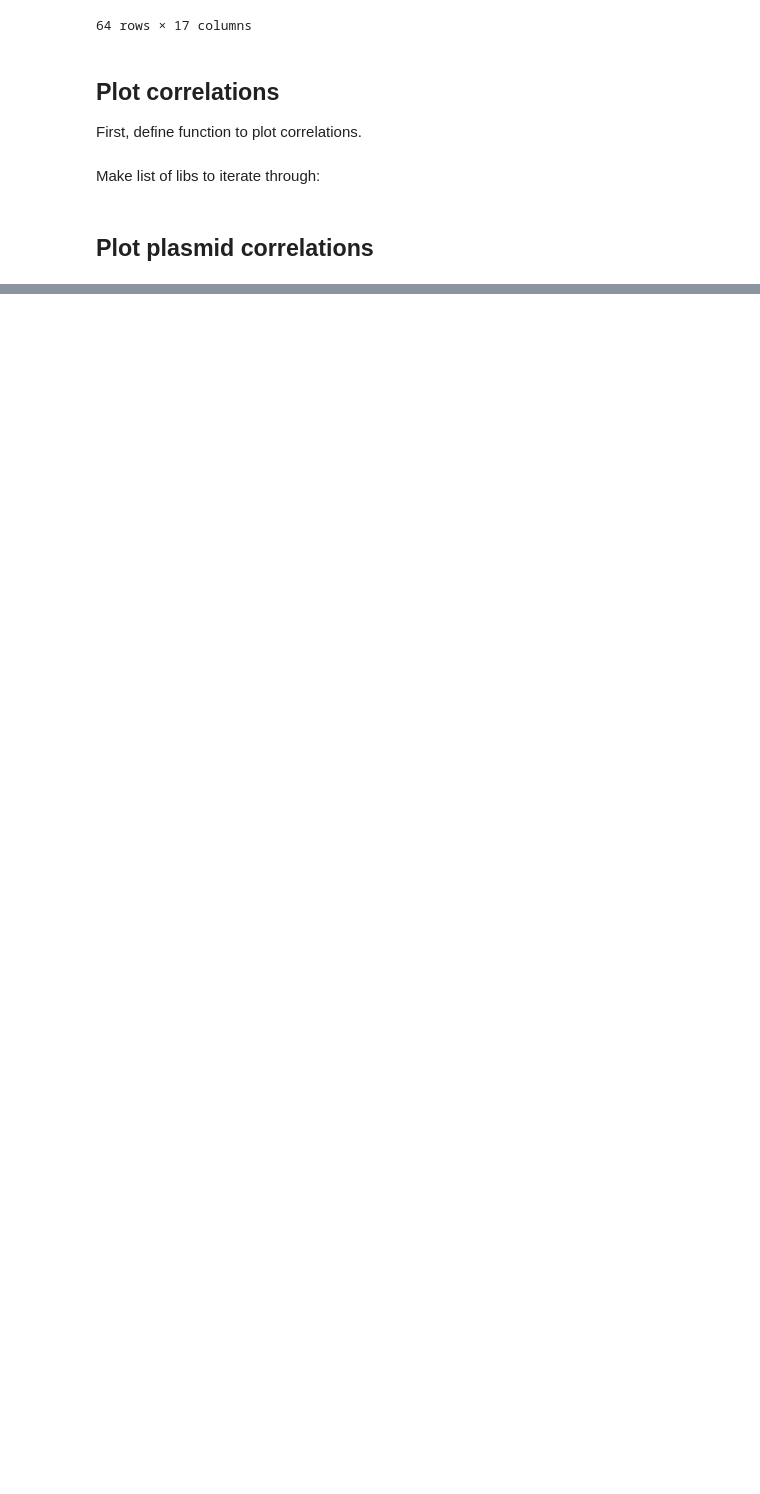
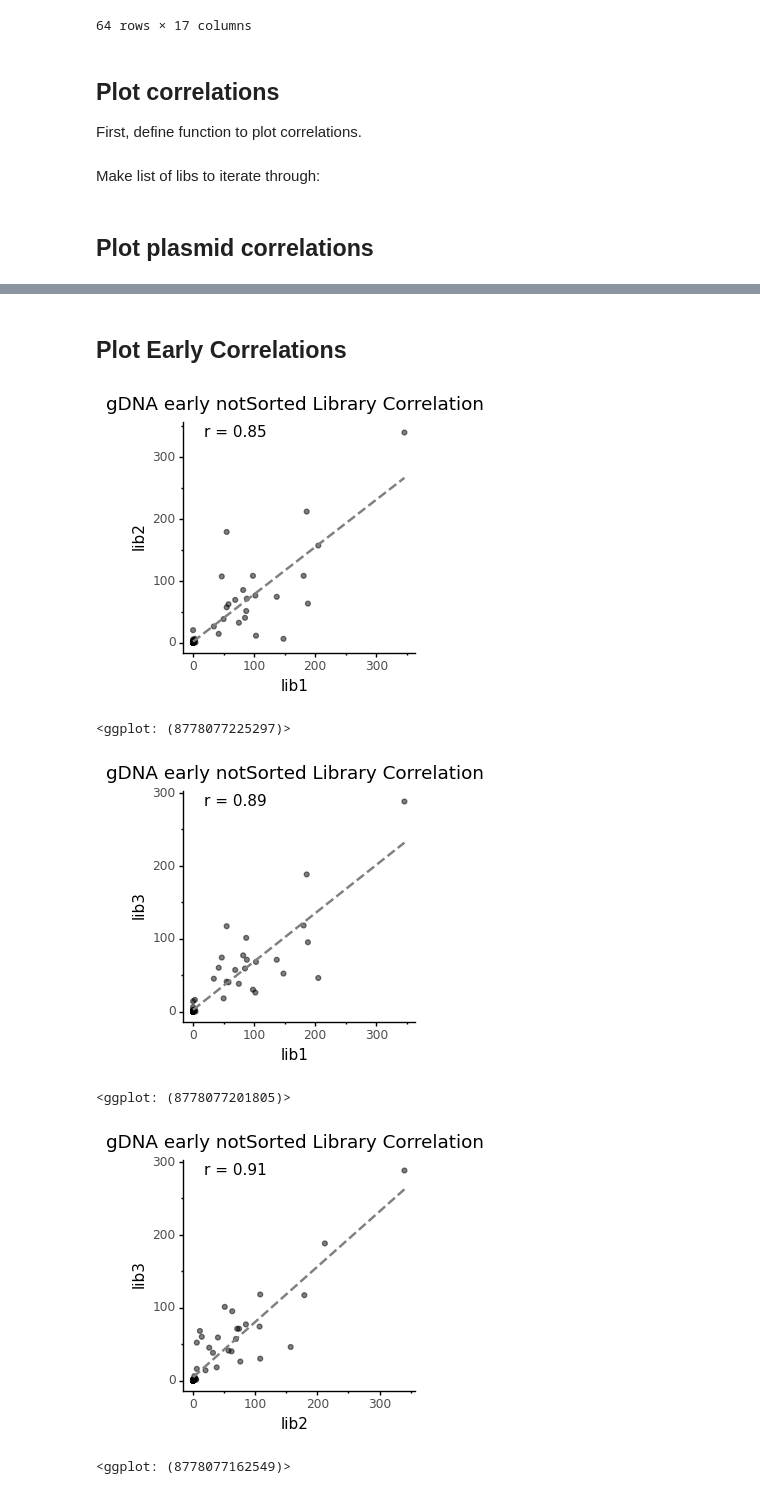
Before and after one commit to dbacsik/ns5_small_mutagenesis, a Jupyter notebook: site_734_correlations.py.ipynb, the cells around one changed output, grey strips where cells are left out. Cells and saved outputs as stored; diff of their text form; code cells hidden in the pictures; blank space fills up the shorter version.

```diff
--- a/site_734_correlations.py.ipynb
+++ b/site_734_correlations.py.ipynb
@@ -146,0 +154,24 @@ print(list(itertools.permutations(libs, 2)))
+# %% [markdown]
+## Plot Early Correlations
+# %%
+source = "gDNA"
+stage = "early"
+sort_status = "notSorted"
+
+for pair in list(itertools.combinations(libs, 2)):
+    lib_a=pair[0]
+    lib_b=pair[1]
+    plot = plot_correlation(codon_counts_wide,
+                            lib_a,
+                            lib_b,
+                            source,
+                            stage,
+                            sort_status)
+    display(plot)
+# %% [output]
+[figure, added]
+<ggplot: (8778077225297)>
+[figure, added]
+<ggplot: (8778077201805)>
+[figure, added]
+<ggplot: (8778077162549)>
```
Also changed, not shown: parts of 12 cells of this notebook.
